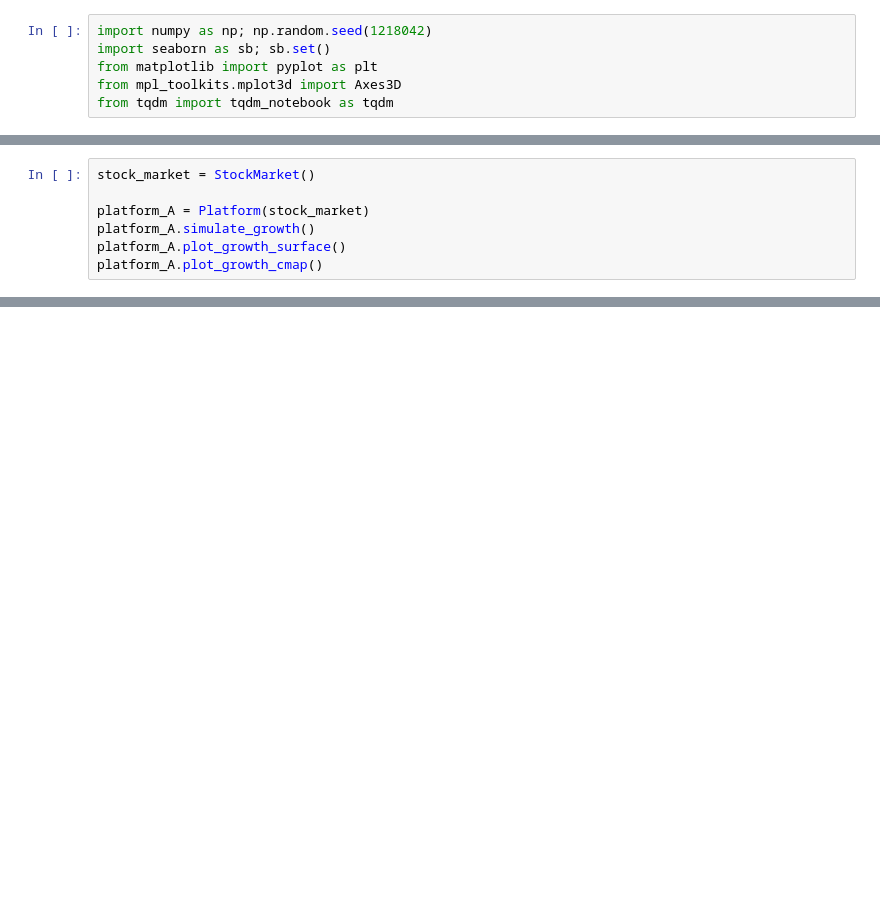
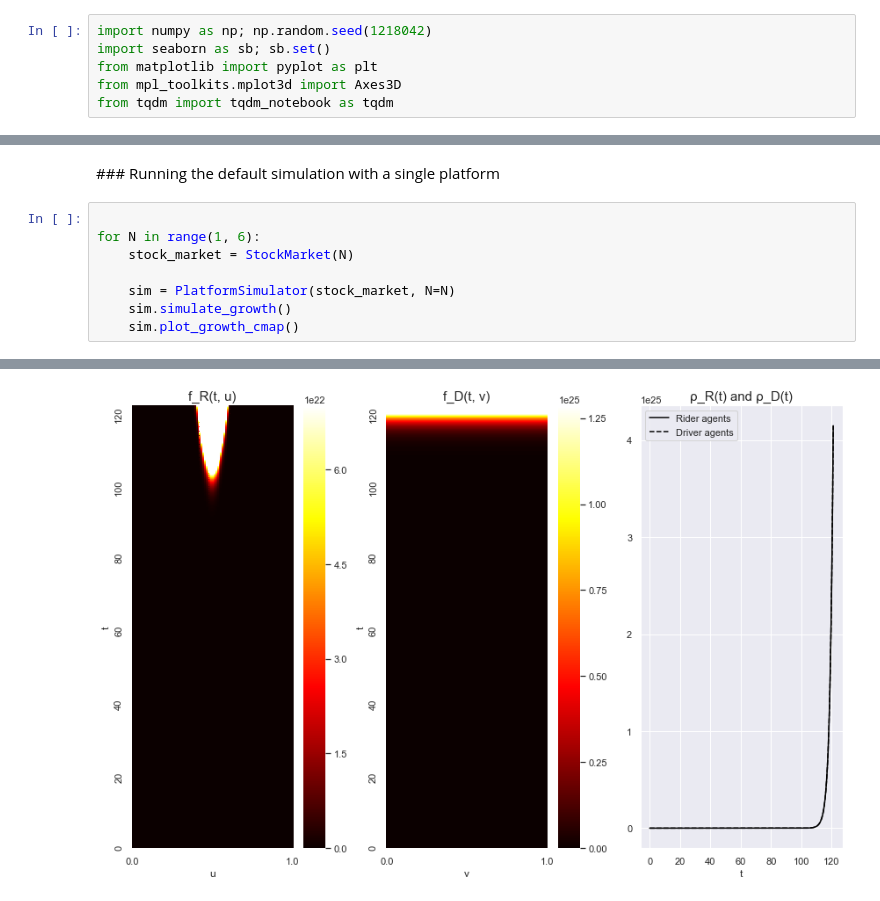
Before and after one commit to remuzel/Waiting-Time-Network-Effects, a Jupyter notebook: notebooks/Population Model of RHP Competition.ipynb, the cells around one changed output, grey strips where cells are left out. Cells and saved outputs as stored; diff of their text form; blank space fills up the shorter version.

```diff
--- a/notebooks/Population Model of RHP Competition.ipynb
+++ b/notebooks/Population Model of RHP Competition.ipynb
@@ -311,7 +71,0 @@ class Platform():
-# %%
-stock_market = StockMarket()
-
-platform_A = Platform(stock_market)
-platform_A.simulate_growth()
-platform_A.plot_growth_surface()
-platform_A.plot_growth_cmap()
@@ -321,0 +342,11 @@ platform_A.plot_growth_cmap()
+# %% [markdown]
+### Running the default simulation with a single platform
+# %%
+
+for N in range(1, 6):
+    stock_market = StockMarket(N)
+
+    sim = PlatformSimulator(stock_market, N=N)
+    sim.simulate_growth()
+    sim.plot_growth_cmap()
+# %% [output]
@@ -321,0 +354 @@ platform_A.plot_growth_cmap()
+[figure, added]
```
Also changed, not shown: parts of 6 cells of this notebook.
